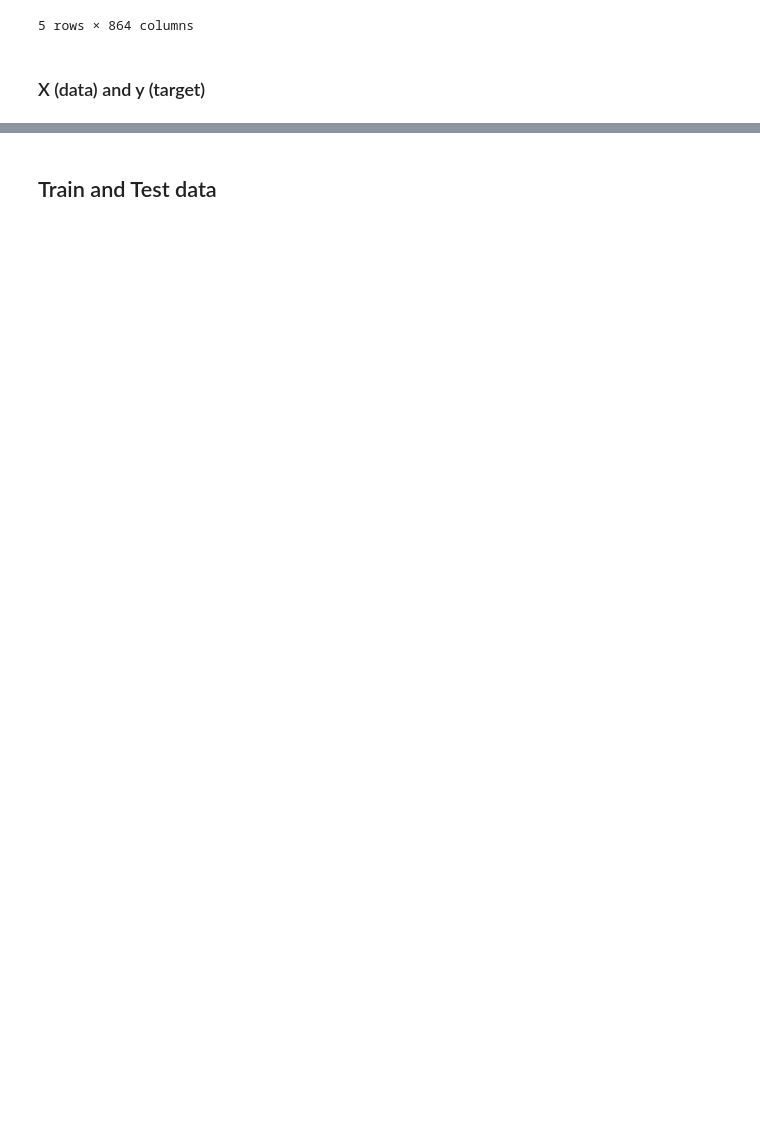
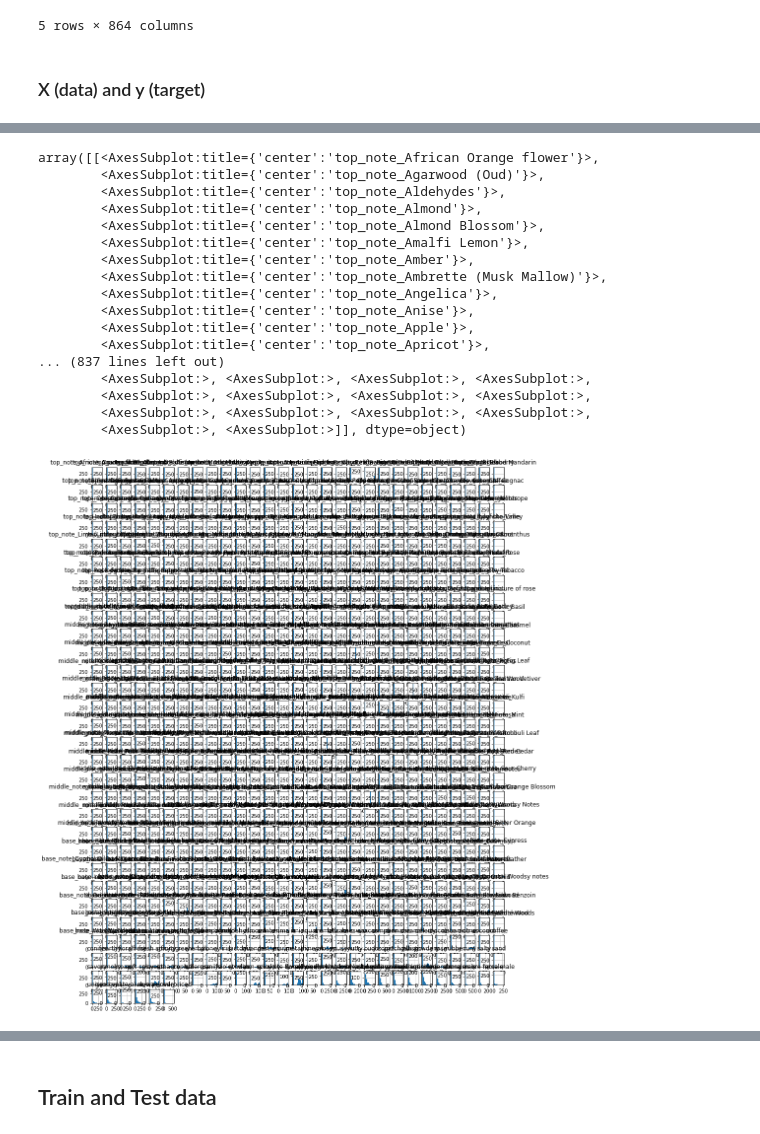
Before and after one commit to sir-omoreno/perfume_designer_app, a Jupyter notebook: ML/Perfume_ML.ipynb, the cells around one changed output, grey strips where cells are left out. Drawn from its saved outputs; the diff is of its cells as text; code cells hidden in the pictures; blank space fills up the shorter version.

```diff
--- a/ML/Perfume_ML.ipynb
+++ b/ML/Perfume_ML.ipynb
@@ -227,0 +228,21 @@ X.head()
+# %%
+X.hist(figsize=(15,20))
+# %% [output]
+array([[<AxesSubplot:title={'center':'top_note_African Orange flower'}>,
+        <AxesSubplot:title={'center':'top_note_Agarwood (Oud)'}>,
+        <AxesSubplot:title={'center':'top_note_Aldehydes'}>,
+        <AxesSubplot:title={'center':'top_note_Almond'}>,
+        <AxesSubplot:title={'center':'top_note_Almond Blossom'}>,
+        <AxesSubplot:title={'center':'top_note_Amalfi Lemon'}>,
+        <AxesSubplot:title={'center':'top_note_Amber'}>,
+        <AxesSubplot:title={'center':'top_note_Ambrette (Musk Mallow)'}>,
+        <AxesSubplot:title={'center':'top_note_Angelica'}>,
+        <AxesSubplot:title={'center':'top_note_Anise'}>,
+        <AxesSubplot:title={'center':'top_note_Apple'}>,
+        <AxesSubplot:title={'center':'top_note_Apricot'}>,
+... (837 lines left out)
+        <AxesSubplot:>, <AxesSubplot:>, <AxesSubplot:>, <AxesSubplot:>,
+        <AxesSubplot:>, <AxesSubplot:>, <AxesSubplot:>, <AxesSubplot:>,
+        <AxesSubplot:>, <AxesSubplot:>, <AxesSubplot:>, <AxesSubplot:>,
+        <AxesSubplot:>, <AxesSubplot:>]], dtype=object)
+[figure, added]
```
Also changed, not shown: parts of 9 cells of this notebook.
